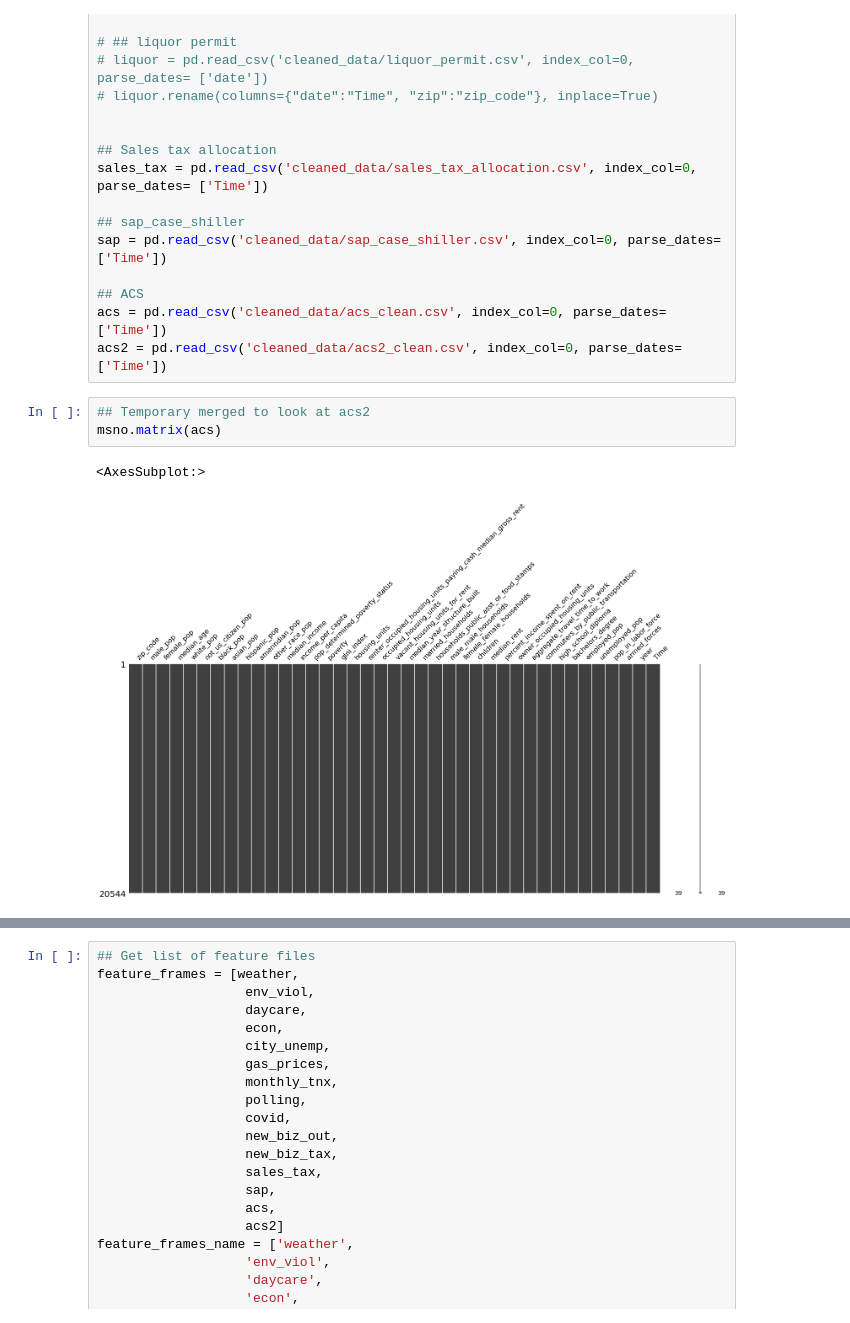
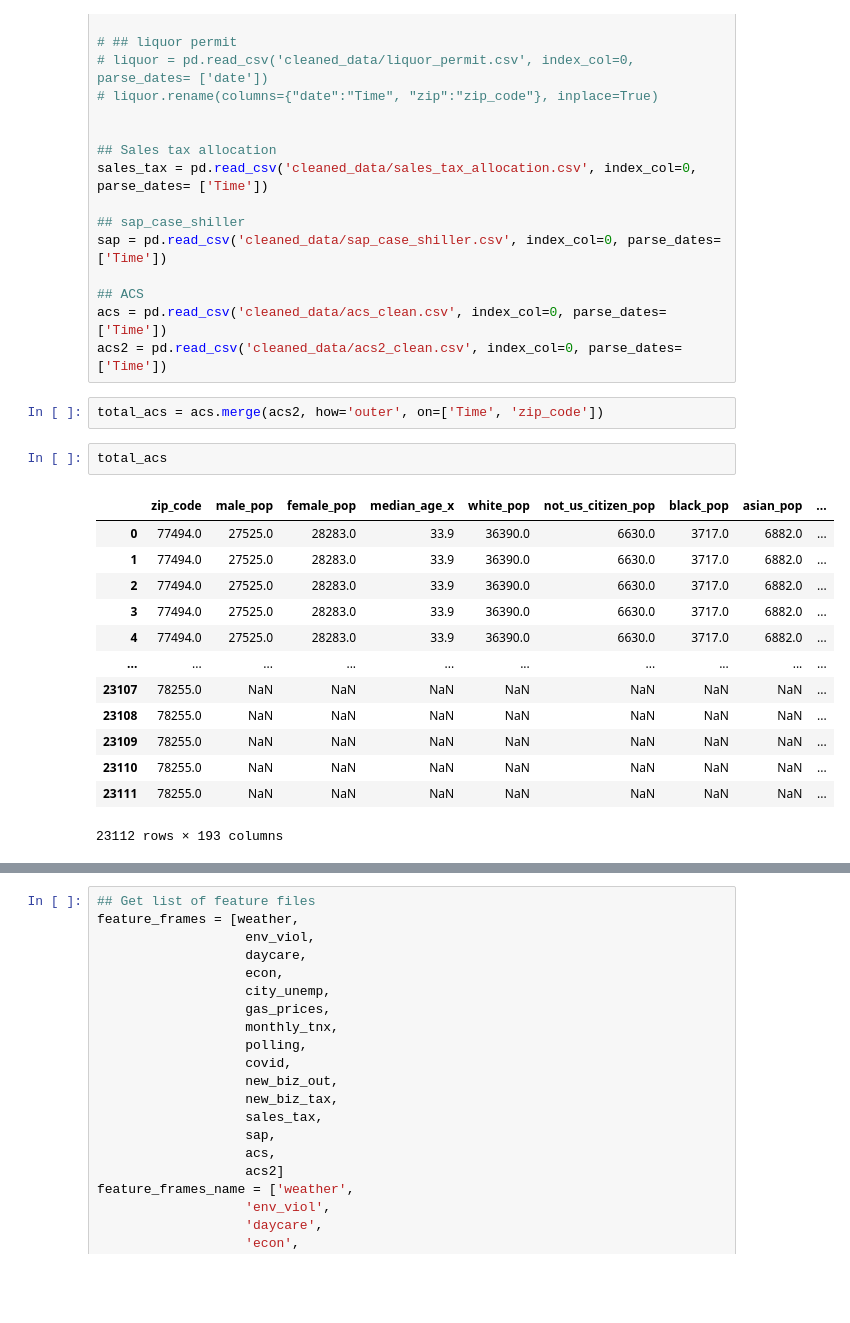
Before and after one commit to HaydenWarren/zri-forecast, a Jupyter notebook: julie/mergeFrames.ipynb, the cells around one changed output, grey strips where cells are left out. Cells and saved outputs as stored; diff of their text form; blank space fills up the shorter version.

```diff
--- a/julie/mergeFrames.ipynb
+++ b/julie/mergeFrames.ipynb
@@ -57,9 +57,21 @@ sap = pd.read_csv('cleaned_data/sap_case_shiller.csv', index_col=0, parse_dates=
 ## ACS
 acs = pd.read_csv('cleaned_data/acs_clean.csv', index_col=0, parse_dates=['Time'])
 acs2 = pd.read_csv('cleaned_data/acs2_clean.csv', index_col=0, parse_dates=['Time'])
-# %%
-## Temporary merged to look at acs2
-msno.matrix(acs)
-# %% [output]
-<AxesSubplot:>
-[figure, removed]
+# %%
+total_acs = acs.merge(acs2, how='outer', on=['Time', 'zip_code'])
+# %%
+total_acs
+# %% [output]
+|  | zip_code | male_pop | female_pop | median_age_x | white_pop | not_us_citizen_pop | black_pop | asian_pop | ... |
+| 0 | 77494.0 | 27525.0 | 28283.0 | 33.9 | 36390.0 | 6630.0 | 3717.0 | 6882.0 | ... |
+| 1 | 77494.0 | 27525.0 | 28283.0 | 33.9 | 36390.0 | 6630.0 | 3717.0 | 6882.0 | ... |
+| 2 | 77494.0 | 27525.0 | 28283.0 | 33.9 | 36390.0 | 6630.0 | 3717.0 | 6882.0 | ... |
+| 3 | 77494.0 | 27525.0 | 28283.0 | 33.9 | 36390.0 | 6630.0 | 3717.0 | 6882.0 | ... |
+| 4 | 77494.0 | 27525.0 | 28283.0 | 33.9 | 36390.0 | 6630.0 | 3717.0 | 6882.0 | ... |
+| ... | ... | ... | ... | ... | ... | ... | ... | ... | ... |
+| 23107 | 78255.0 | NaN | NaN | NaN | NaN | NaN | NaN | NaN | ... |
+| 23108 | 78255.0 | NaN | NaN | NaN | NaN | NaN | NaN | NaN | ... |
+| 23109 | 78255.0 | NaN | NaN | NaN | NaN | NaN | NaN | NaN | ... |
+| 23110 | 78255.0 | NaN | NaN | NaN | NaN | NaN | NaN | NaN | ... |
+| 23111 | 78255.0 | NaN | NaN | NaN | NaN | NaN | NaN | NaN | ... |
+23112 rows × 193 columns
```
Also changed, not shown: parts of 3 cells of this notebook, 2 other files.
